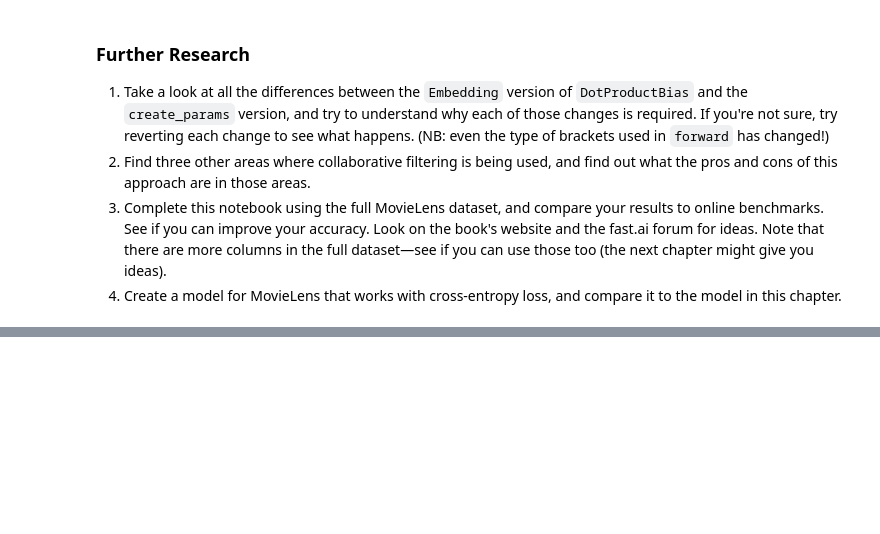
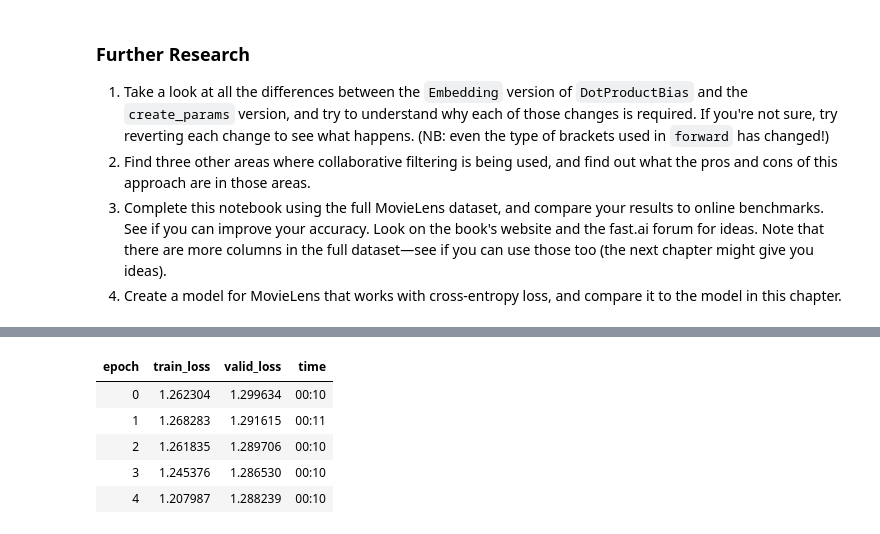
Before and after one commit to PawelKawula/fastbook, a Jupyter notebook: 08_collab.ipynb, the cells around one changed output, grey strips where cells are left out. Saved outputs shown, nothing was run; the diff lists cells and outputs as text; code cells hidden in the pictures; blank space fills up the shorter version.

```diff
--- a/08_collab.ipynb
+++ b/08_collab.ipynb
@@ -724,0 +764,3 @@ We also built our first model in PyTorch. We will do a lot more of this in the n
+# %%
+dls = CollabDataLoaders.from_df(ratings, item_name='title', bs=64)
+dls[1]
@@ -724,0 +774,3 @@ We also built our first model in PyTorch. We will do a lot more of this in the n
+# %%
+embs = get_emb_sz(dls)
+embs
@@ -724,0 +779,23 @@ We also built our first model in PyTorch. We will do a lot more of this in the n
+# %%
+class CollabNN(Module):
+    def __init__(self, user_sz, item_sz, y_range=(0,5.5), n_act=100):
+        self.user_factors = Embedding(*user_sz)
+        self.item_factors = Embedding(*item_sz)
+        self.layers = nn.Sequential(
+            nn.Linear(user_sz[1]+item_sz[1], n_act),
+            nn.ReLU(),
+            nn.Linear(n_act, 6))
+        self.y_range = y_range
+
+    def forward(self, x):
+        embs = self.user_factors(x[:,0]),self.item_factors(x[:,1])
+        return self.layers(torch.cat(embs, dim=1))
+
+    def test(self, batch):
+        preds = self.forward(batch[0]).argmax(dim=1)
+        corr = batch[1].squeeze(1)
+        print("Preds: ", preds)
+        print("Correct: ", corr)
+        print("Accuracy: ", round((preds == corr).float().mean().item(), 2))
+# %%
+model = CollabNN(*embs)
@@ -724,0 +815,10 @@ We also built our first model in PyTorch. We will do a lot more of this in the n
+# %%
+learn = Learner(dls, model, loss_func=CrossEntropyLossFlat())
+learn.fit_one_cycle(5, 5e-3, wd=0.1)
+# %% [output]
+| epoch | train_loss | valid_loss | time |
+| 0 | 1.262304 | 1.299634 | 00:10 |
+| 1 | 1.268283 | 1.291615 | 00:11 |
+| 2 | 1.261835 | 1.289706 | 00:10 |
+| 3 | 1.245376 | 1.286530 | 00:10 |
+| 4 | 1.207987 | 1.288239 | 00:10 |
```
Also changed, not shown: parts of 12 cells of this notebook, 1 other file.
